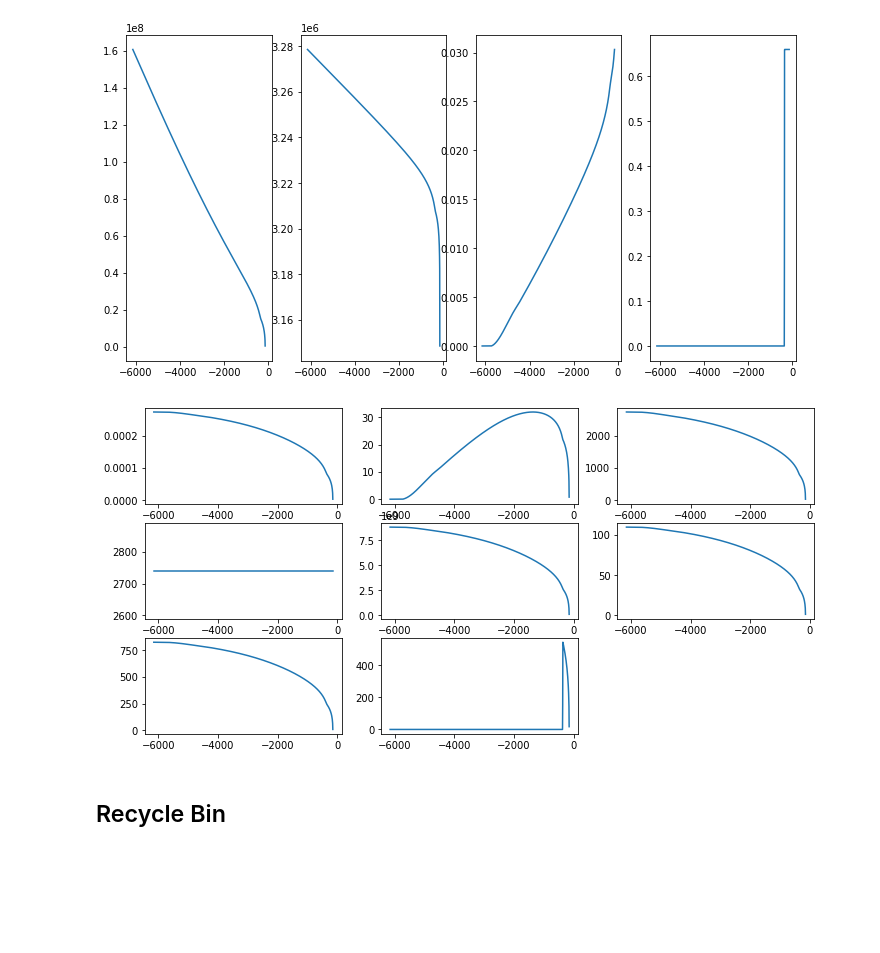
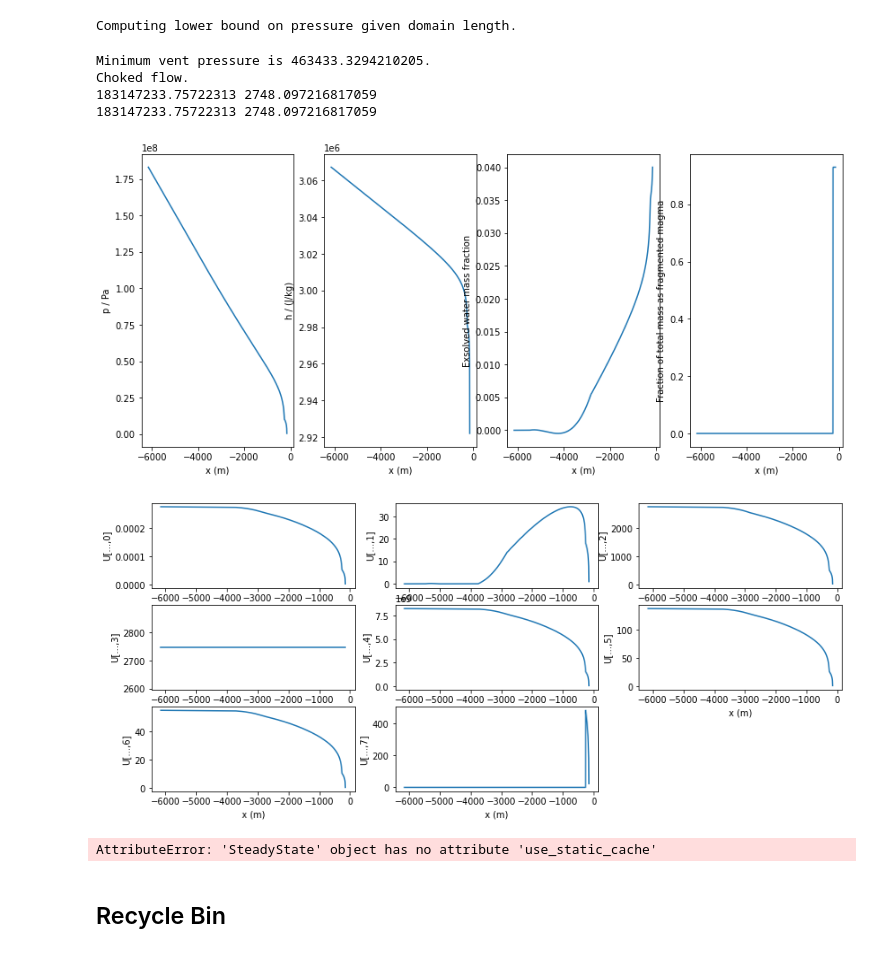
Before and after one commit to fredriclam/compressible-conduit-steady, a Jupyter notebook: steady_state_tester.ipynb, the cells around one changed output. Drawn from its saved outputs; the diff is of its cells as text; code cells hidden in the pictures; blank space fills up the shorter version.

```diff
--- a/steady_state_tester.ipynb
+++ b/steady_state_tester.ipynb
@@ -5,57 +5,79 @@
 import matplotlib.pyplot as plt
 import steady_state as ss
 import numpy as np
-f = ss.SteadyState(np.linspace(-6150,-150,1000), 1e5, 1, input_type="u",
-  override_properties={
-    "yC": 0.3, ########## Check
-    "yWt": 0.04,
+
+standard_properties = {
+    "yC": 0.02,
+    "yWt": 0.05,
     "yA": 1e-7,
-    "yWvInletMin": 1e-5,
-    "crit_volfrac": 0.7,
-    "tau_d": 10.0,  ########## Check
+    "yWvInletMin": 1e-7,
+    "crit_volfrac": 0.8,
+    "tau_d": 1.0,
     "tau_f": 1.0,
     "conduit_radius": 50,
-    "T_chamber": 800+273.15,
+    "T_chamber": 1000,
     "c_v_magma": 3e3,
     "rho0_magma": 2.7e3,
     "K_magma": 10e9,
-    "p0_magma": 10e6,
+    "p0_magma": 5e6,
     "solubility_k": 5e-6,
     "solubility_n": 0.5,
   }
+
+# Set 1D mesh
+x = np.linspace(-6150, -150, 1000)
+# Wrap mesh to quail dimensions
+x_quail = np.expand_dims(x, axis=(1, 2))
+# Desired inputs
+p_vent = 1e5
+u_inlet = 1
+
+f = ss.SteadyState(x, p_vent, u_inlet, input_type="u",
+  override_properties=standard_properties
 )
 
-x = np.linspace(-6150, -150, 1000)
-x_quail = np.expand_dims(x, axis=(1, 2))
-
+p, h, y, yF = f(x, "phy")
 U1 = f(x_quail, "quail")
-p, h, y, yF = f(x, "phy")
 
 # Figure 1: p, h, y, yF native
-plt.figure(figsize=(12,6))
+plt.figure(figsize=(14,6))
 plt.subplot(1,4,1)
 plt.plot(x, p)
 plt.ylabel("p / Pa")
 plt.subplot(1,4,2)
 plt.plot(x, h)
 plt.ylabel("h / (J/kg)")
 plt.subplot(1,4,3)
 plt.plot(x, y)
 plt.ylabel("Exsolved water mass fraction")
 plt.subplot(1,4,4)
 plt.plot(x, yF)
-plt.ylabel("Fraction of total mass as fragmented")
+plt.ylabel("Fraction of total mass as fragmented magma")
+for i in range(4):
+  plt.subplot(1,4,1+i)
+  plt.xlabel(f"x (m)")
 
 # Figure 2: quail conserved variables format
-plt.figure(figsize=(12,6))
+plt.figure(figsize=(14,6))
 for i in range (8):
   plt.subplot(3,3,i+1)
   plt.plot(x, U1[...,i])
+  plt.xlabel(f"x (m)")
+  plt.ylabel(f"U[...,{i}]")
 
 plt.show()
 # %% [output]
+Computing lower bound on pressure given domain length.
+Minimum vent pressure is 463433.3294210205.
+Choked flow.
+183147233.75722313 2748.097216817059
+183147233.75722313 2748.097216817059
-[figure, old version]
+[figure, new version]
-[figure, old version]
+[figure, new version]
+# %%
+f.use_static_cache
+# %% [output]
+AttributeError: 'SteadyState' object has no attribute 'use_static_cache'
 # %% [markdown]
 ## Recycle Bin
 # %%
```
Also changed, not shown: 1 other file.
